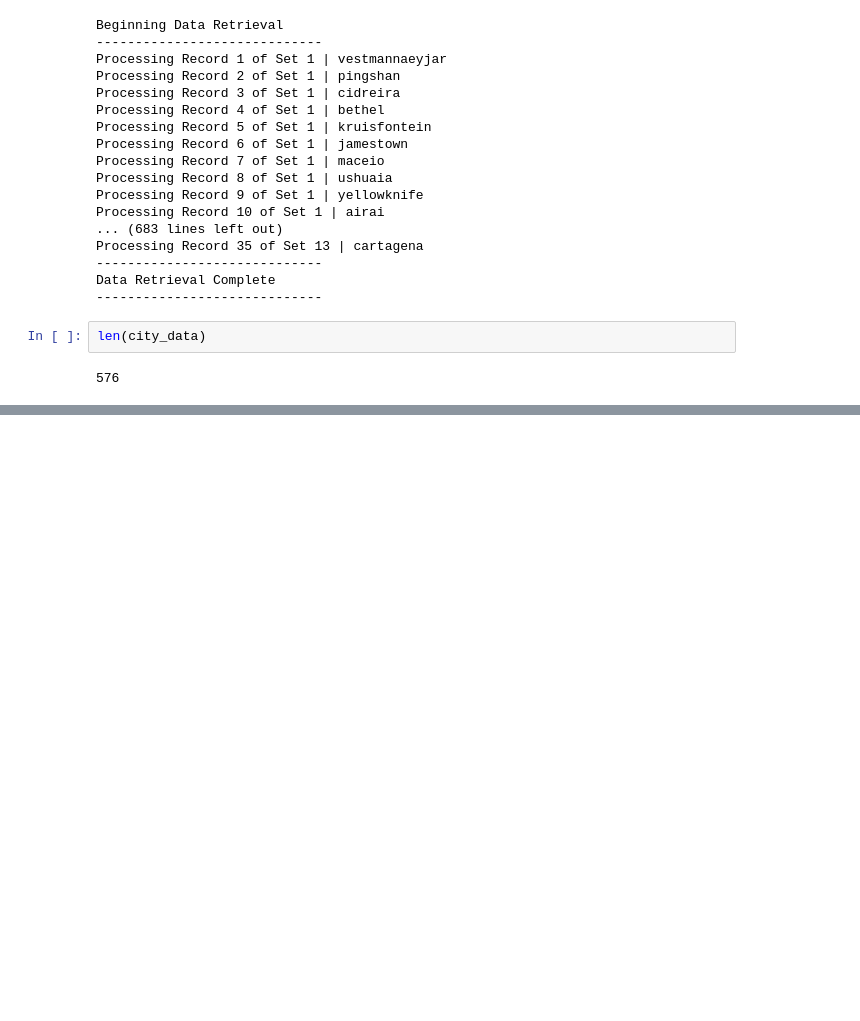
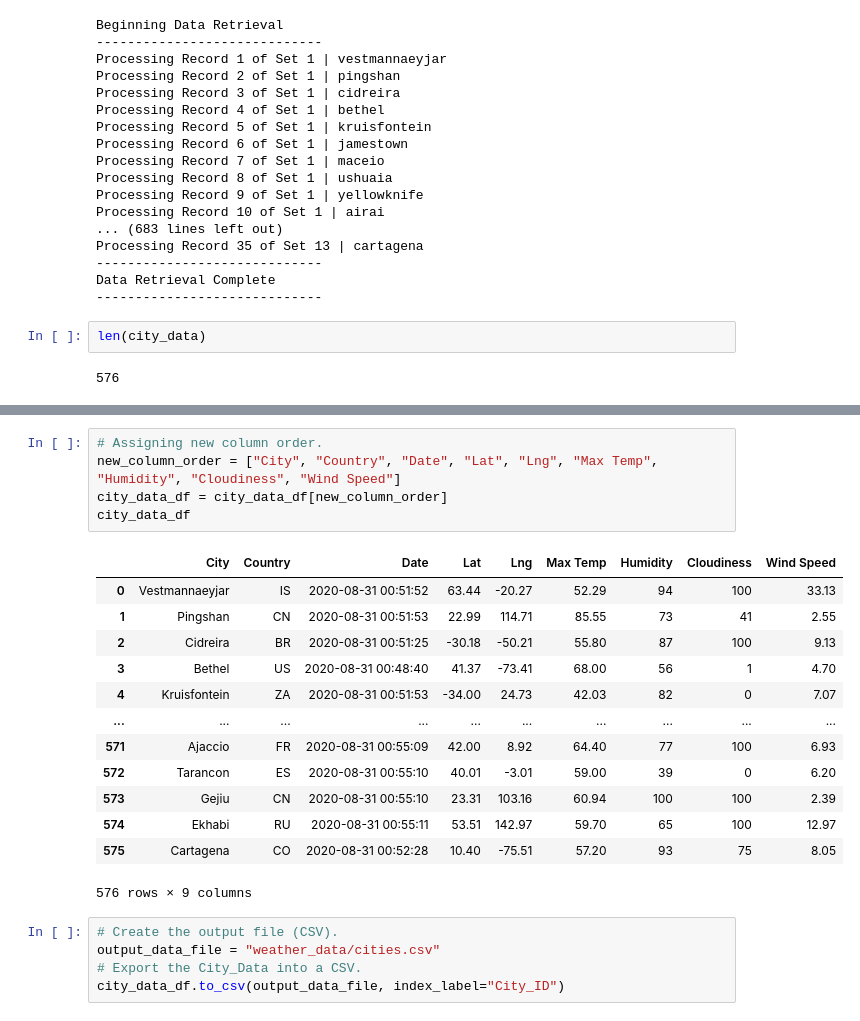
Before and after one commit to larrydodson/World_Weather_Analysis, a Jupyter notebook: WeatherPy.ipynb, the cells around one changed output, grey strips where cells are left out. Drawn from its saved outputs; the diff is of its cells as text; blank space fills up the shorter version.

```diff
--- a/WeatherPy.ipynb
+++ b/WeatherPy.ipynb
@@ -172,0 +183,24 @@ city_data_df.head(10)
+# %%
+# Assigning new column order.
+new_column_order = ["City", "Country", "Date", "Lat", "Lng", "Max Temp", "Humidity", "Cloudiness", "Wind Speed"]
+city_data_df = city_data_df[new_column_order]
+city_data_df
+# %% [output]
+|  | City | Country | Date | Lat | Lng | Max Temp | Humidity | Cloudiness | Wind Speed |
+| 0 | Vestmannaeyjar | IS | 2020-08-31 00:51:52 | 63.44 | -20.27 | 52.29 | 94 | 100 | 33.13 |
+| 1 | Pingshan | CN | 2020-08-31 00:51:53 | 22.99 | 114.71 | 85.55 | 73 | 41 | 2.55 |
+| 2 | Cidreira | BR | 2020-08-31 00:51:25 | -30.18 | -50.21 | 55.80 | 87 | 100 | 9.13 |
+| 3 | Bethel | US | 2020-08-31 00:48:40 | 41.37 | -73.41 | 68.00 | 56 | 1 | 4.70 |
+| 4 | Kruisfontein | ZA | 2020-08-31 00:51:53 | -34.00 | 24.73 | 42.03 | 82 | 0 | 7.07 |
+| ... | ... | ... | ... | ... | ... | ... | ... | ... | ... |
+| 571 | Ajaccio | FR | 2020-08-31 00:55:09 | 42.00 | 8.92 | 64.40 | 77 | 100 | 6.93 |
+| 572 | Tarancon | ES | 2020-08-31 00:55:10 | 40.01 | -3.01 | 59.00 | 39 | 0 | 6.20 |
+| 573 | Gejiu | CN | 2020-08-31 00:55:10 | 23.31 | 103.16 | 60.94 | 100 | 100 | 2.39 |
+| 574 | Ekhabi | RU | 2020-08-31 00:55:11 | 53.51 | 142.97 | 59.70 | 65 | 100 | 12.97 |
+| 575 | Cartagena | CO | 2020-08-31 00:52:28 | 10.40 | -75.51 | 57.20 | 93 | 75 | 8.05 |
+576 rows × 9 columns
+# %%
+# Create the output file (CSV).
+output_data_file = "weather_data/cities.csv"
+# Export the City_Data into a CSV.
+city_data_df.to_csv(output_data_file, index_label="City_ID")
```
Also changed, not shown: parts of 1 cell of this notebook.
